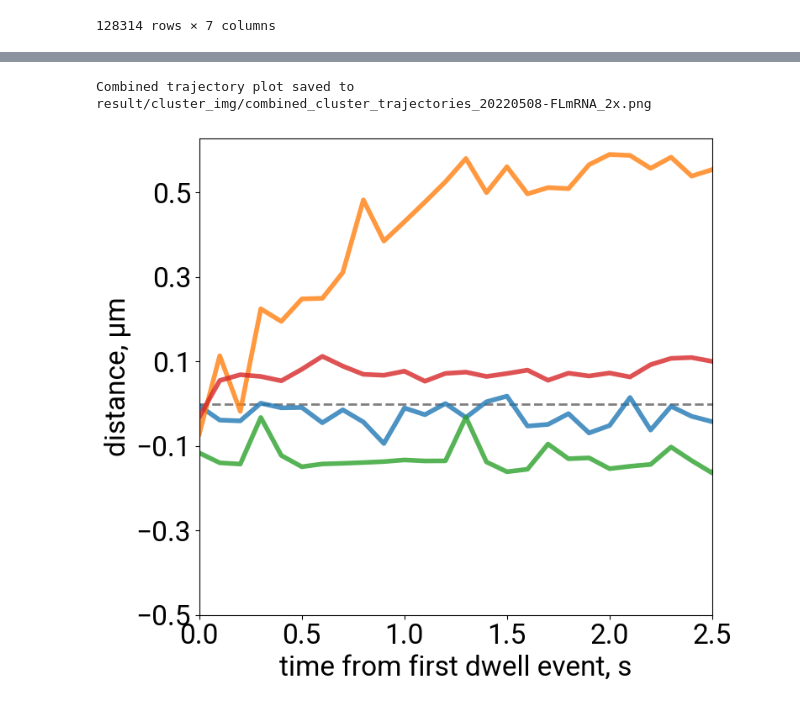
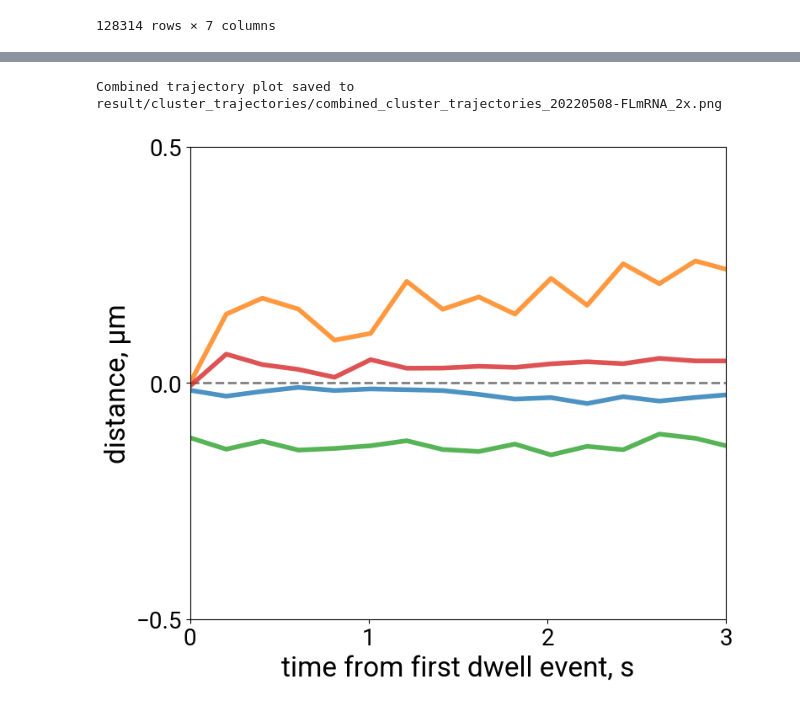
Before and after one commit to walterlab-um/RNA_SPT_in_cellular_condensates, a Jupyter notebook: Trajectories_clustering_analysis_v2.ipynb, the cells around one changed output, grey strips where cells are left out. Cells and saved outputs as stored; diff of their text form; code cells hidden in the pictures.

```diff
--- a/Trajectories_clustering_analysis_v2.ipynb
+++ b/Trajectories_clustering_analysis_v2.ipynb
@@ -20,0 +43,5 @@ plt.rcParams.update({'font.size': 18, 'figure.figsize': (10, 7), 'font.family':
+# %%
+index = 7  # Change this index to select different subfolders
+data_path = subfolders[index]
+data_name = data_path.split("/")[-1]
+print(f"Selected data for {data_name} in folder: {data_path}")
@@ -119,7 +140,7 @@ common_time = np.linspace(0, 20, 100)  # Common time vector for interpolation
 # Load your data
 # Make sure your files are in a folder named 'sample_trajectories' or change the path
 try:
-    data_matrix, original_traces = load_and_prepare_trajectories('result', common_time=common_time, file_pattern='FLmRNA_2x')
+    data_matrix, original_traces = load_and_prepare_trajectories('result', common_time=common_time, file_pattern=f"{data_name}")
     print(f"Data prepared successfully. Matrix shape: {data_matrix.shape}")
 
     # Print the shape of the original traces
@@ -127,7 +148,7 @@ try:
 
     first_time_list, last_time_list = find_duration_histogram(original_traces)
 
-    t_max = find_trajectory_elbow_point(original_traces, show_plot=False)
+    t_max = find_trajectory_elbow_point(original_traces, show_plot=True)
 
     t_max = 3  # Set a maximum time threshold based on the CDF analysis
 
@@ -142,9 +163,10 @@ try:
 
     # Use the max silhouette score as default
     optimal_k = optimal_results['elbow']
+    # optimal_k = 3 # Override
     print(f"\nRecommended k: {optimal_k}")
 
-    cluster_labels, embedding, cluster_reps = perform_clustering(data_matrix, filtered_traces, optimal_k, n_neighbors=5, t_max=t_max, plot_cluster=True, plot_rep=False)
+    cluster_labels, embedding, cluster_dict = perform_clustering(data_matrix, filtered_traces, optimal_k, data_name=data_name, n_neighbors=5, t_max=t_max, plot_cluster=True, plot_rep=False)
 
 except FileNotFoundError:
     print("Error: 'sample_trajectories' folder not found. Please create it and add your data files, or run the `create_synthetic_data()` function first.")
@@ -199,0 +200,2 @@ original_traces[0]
+# %%
+cluster_df = pd.DataFrame(cluster_dict)
@@ -346,6 +356,14 @@ cluster_dict = {
     'trace_df': [],
     'condensate_df': [],
     'exp_result': [],
+}
+
+# Cluster_reps: Dictionary to hold representative trajectories for each cluster
+cluster_reps = {
+    '0': cluster_df[cluster_df['cluster_label'] == 0].iloc[[0]]['representative_trace'].values[0],
+    '1': cluster_df[cluster_df['cluster_label'] == 1].iloc[[0]]['representative_trace'].values[0],
+    '2': cluster_df[cluster_df['cluster_label'] == 2].iloc[[0]]['representative_trace'].values[0],
+    '3': cluster_df[cluster_df['cluster_label'] == 3].iloc[[0]]['representative_trace'].values[0],
 }
 
 # Plot the representative trajectories snapshots
@@ -381,6 +399,7 @@ for cluster_id, rep_trace in cluster_reps.items():
                                     trace_df=trace_df,
                                     window_size_um=2,
                                     um_per_pixel=um_per_pixel,
+                                    save_path=f'result/trajectory_snapshot/{data_name}_cluster={cluster_id}_exp={exp}_trackID={track_id}.png',
                                     title=f"Cluster {cluster_id}")
 
         # Store in the cluster dictionary
@@ -455,41 +474,42 @@ def create_combined_cluster_trajectory(cluster_dict, save_path=None):
     Creates a combined trajectory plot for each cluster, overlaying all trajectories in the cluster.
 
     Parameters:
     - cluster_dict (dict): A dictionary containing cluster information and associated dataframes.
     """
     fig, ax = plt.subplots(figsize=(8, 7))
 
     for i in range(len(cluster_dict['cluster_id'])):
         cluster_id = cluster_dict['cluster_id'][i]
         exp = cluster_dict['experiment'][i]
         track_id = cluster_dict['trackID'][i]
         track_df = cluster_dict['track_df'][i]
         trace_df = cluster_dict['trace_df'][i]
         condensate_df = cluster_dict['condensate_df'][i]
         experiment_result = cluster_dict['exp_result'][i]
 
-        ax.plot(trace_df['t'], trace_df['distance_um'], lw=4, alpha=0.8, label=f'Cluster {cluster_id} - {exp} Track {track_id}')
+        interp_distance_um = np.interp(common_time, trace_df['t'], np.array(trace_df['distance_um']))
+        ax.plot(common_time, interp_distance_um, lw=4, alpha=0.8, label=f'Cluster {cluster_id} - {exp} Track {track_id}')
         ax.set_xlim(0, trace_df['t'].max())
 
     ax.axhline(y=0, color='gray', linestyle='--', lw=2, zorder=-1)
     ax.set_xlabel("time from first dwell event, s", fontsize=24)
     ax.set_ylabel("distance, μm", fontsize=24)
-    ax.tick_params(axis='both', which='major', labelsize=24)
+    ax.tick_params(axis='both', which='major', labelsize=20)
 
-    ax.set_yticks(np.arange(-0.5, 0.6, 0.2))
-    ax.set_xlim(0, 2.5)
-
+    ax.set_yticks(np.arange(-0.5, 0.6, 0.5))
+    ax.set_xlim(0, 3.0)
+    ax.set_xticks(np.arange(0, 4, 1))
 
     plt.tight_layout()
     if save_path:
         plt.savefig(save_path, dpi=300)
         print(f"Combined trajectory plot saved to {save_path}")
     plt.show()
 
-create_combined_cluster_trajectory(cluster_dict, save_path=f'result/cluster_img/combined_cluster_trajectories_{exp_name.split("_FOV")[0]}.png')
+create_combined_cluster_trajectory(cluster_dict, save_path=f'result/cluster_trajectories/combined_cluster_trajectories_{exp_name.split("_FOV")[0]}.png')
 # %% [output]
-Combined trajectory plot saved to result/cluster_img/combined_cluster_trajectories_20220508-FLmRNA_2x.png
+Combined trajectory plot saved to result/cluster_trajectories/combined_cluster_trajectories_20220508-FLmRNA_2x.png
-[figure, old version]
+[figure, new version]
 # %%
 # # Get the final frame from experiment_results for montage creation
 # final_frames = {}
```
Also changed, not shown: parts of 8 cells of this notebook, 4 other files.
